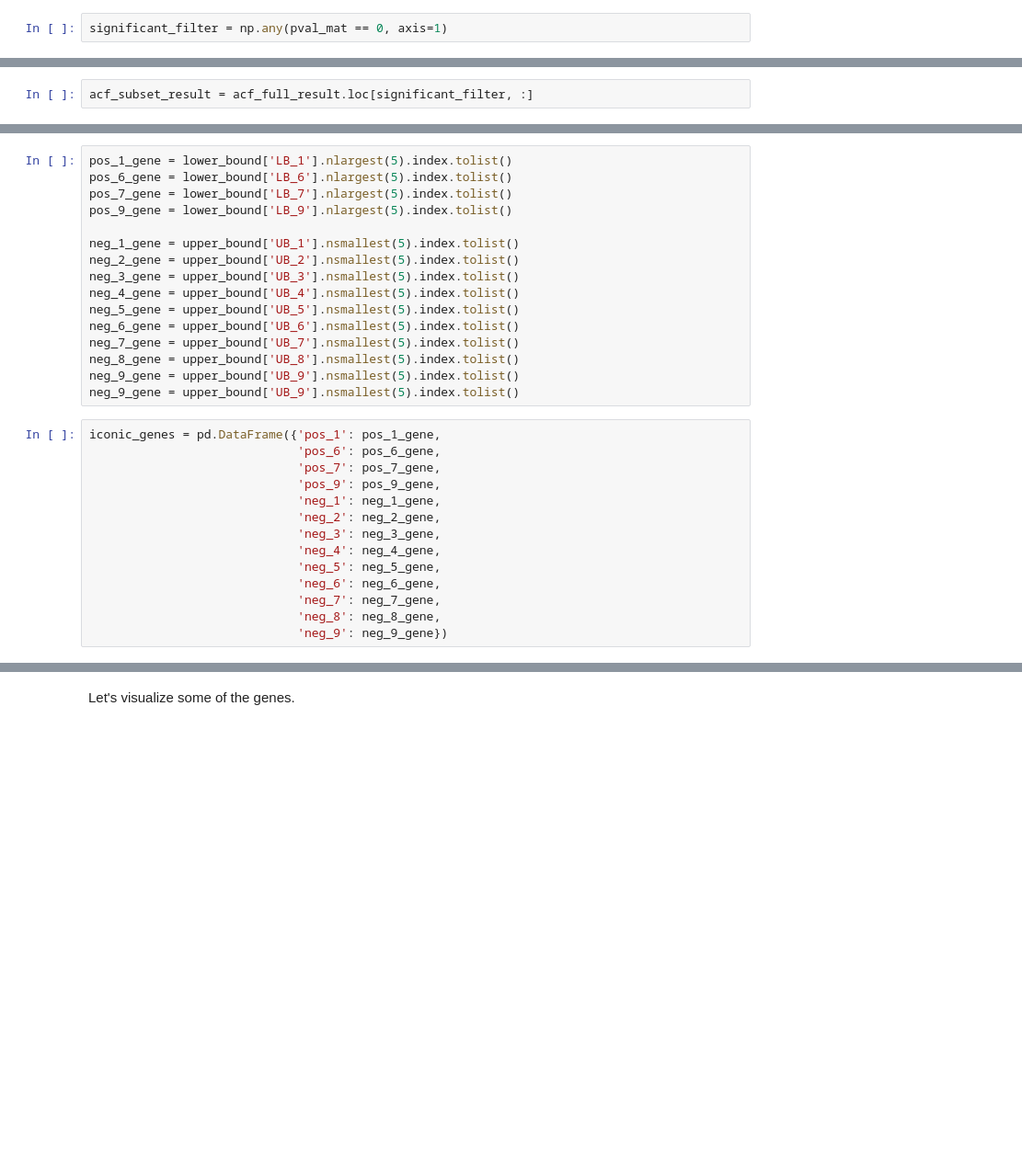
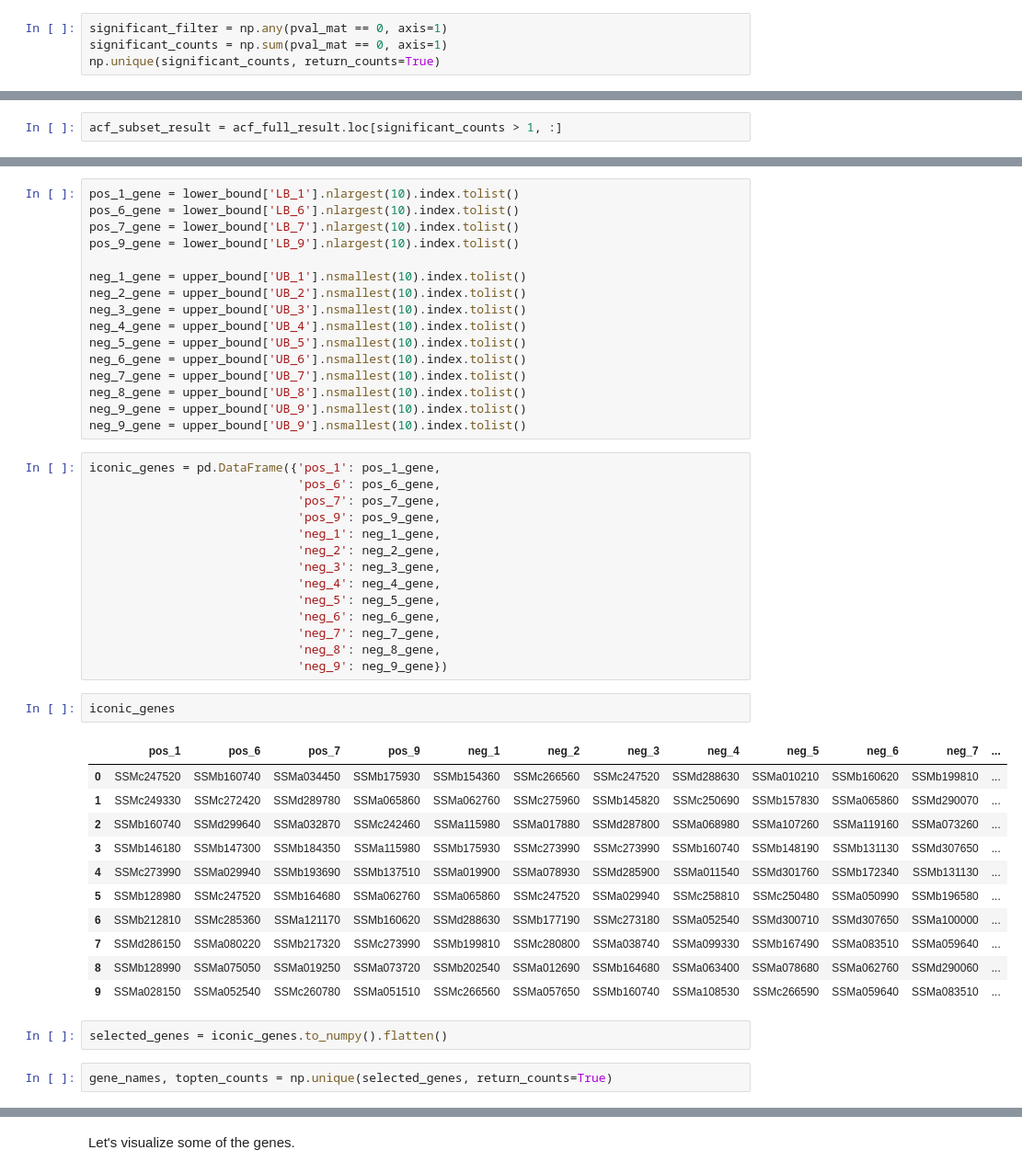
Before and after one commit to mkbwang/planarian-gene-expression, a Jupyter notebook: feature_selection.ipynb, the cells around one changed output, grey strips where cells are left out. Shown: that part at 92% size. Saved outputs shown, nothing was run; the diff lists cells and outputs as text; blank space fills up the shorter version.

```diff
--- a/feature_selection.ipynb
+++ b/feature_selection.ipynb
@@ -22,3 +22,5 @@ I limit the selection of representative genes to those that has at least one p v
 pval_mat = acf_full_result.loc[:, [f'Pval_{j}' for j in np.arange(1, 10)]].to_numpy()
 # %%
 significant_filter = np.any(pval_mat == 0, axis=1)
+significant_counts = np.sum(pval_mat == 0, axis=1)
+np.unique(significant_counts, return_counts=True)
@@ -25,5 +32,5 @@ significant_filter = np.any(pval_mat == 0, axis=1)
 # %%
-acf_subset_result = acf_full_result.loc[significant_filter, :]
+acf_subset_result = acf_full_result.loc[significant_counts > 1, :]
 # %%
 acf_subset_result.shape
 # %% [output]
@@ -78,19 +93,19 @@ lower_bound['LB_2'].nlargest(5).index.tolist()
 # %%
-pos_1_gene = lower_bound['LB_1'].nlargest(5).index.tolist()
-pos_6_gene = lower_bound['LB_6'].nlargest(5).index.tolist()
-pos_7_gene = lower_bound['LB_7'].nlargest(5).index.tolist()
-pos_9_gene = lower_bound['LB_9'].nlargest(5).index.tolist()
+pos_1_gene = lower_bound['LB_1'].nlargest(10).index.tolist()
+pos_6_gene = lower_bound['LB_6'].nlargest(10).index.tolist()
+pos_7_gene = lower_bound['LB_7'].nlargest(10).index.tolist()
+pos_9_gene = lower_bound['LB_9'].nlargest(10).index.tolist()
 
-neg_1_gene = upper_bound['UB_1'].nsmallest(5).index.tolist()
-neg_2_gene = upper_bound['UB_2'].nsmallest(5).index.tolist()
-neg_3_gene = upper_bound['UB_3'].nsmallest(5).index.tolist()
-neg_4_gene = upper_bound['UB_4'].nsmallest(5).index.tolist()
-neg_5_gene = upper_bound['UB_5'].nsmallest(5).index.tolist()
-neg_6_gene = upper_bound['UB_6'].nsmallest(5).index.tolist()
-neg_7_gene = upper_bound['UB_7'].nsmallest(5).index.tolist()
-neg_8_gene = upper_bound['UB_8'].nsmallest(5).index.tolist()
-neg_9_gene = upper_bound['UB_9'].nsmallest(5).index.tolist()
-neg_9_gene = upper_bound['UB_9'].nsmallest(5).index.tolist()
+neg_1_gene = upper_bound['UB_1'].nsmallest(10).index.tolist()
+neg_2_gene = upper_bound['UB_2'].nsmallest(10).index.tolist()
+neg_3_gene = upper_bound['UB_3'].nsmallest(10).index.tolist()
+neg_4_gene = upper_bound['UB_4'].nsmallest(10).index.tolist()
+neg_5_gene = upper_bound['UB_5'].nsmallest(10).index.tolist()
+neg_6_gene = upper_bound['UB_6'].nsmallest(10).index.tolist()
+neg_7_gene = upper_bound['UB_7'].nsmallest(10).index.tolist()
+neg_8_gene = upper_bound['UB_8'].nsmallest(10).index.tolist()
+neg_9_gene = upper_bound['UB_9'].nsmallest(10).index.tolist()
+neg_9_gene = upper_bound['UB_9'].nsmallest(10).index.tolist()
 # %%
 iconic_genes = pd.DataFrame({'pos_1': pos_1_gene,
                              'pos_6': pos_6_gene,
@@ -105,3 +120,21 @@ iconic_genes = pd.DataFrame({'pos_1': pos_1_gene,
                              'neg_7': neg_7_gene,
                              'neg_8': neg_8_gene,
                              'neg_9': neg_9_gene})
+# %%
+iconic_genes
+# %% [output]
+|  | pos_1 | pos_6 | pos_7 | pos_9 | neg_1 | neg_2 | neg_3 | neg_4 | neg_5 | neg_6 | neg_7 | ... |
+| 0 | SSMc247520 | SSMb160740 | SSMa034450 | SSMb175930 | SSMb154360 | SSMc266560 | SSMc247520 | SSMd288630 | SSMa010210 | SSMb160620 | SSMb199810 | ... |
+| 1 | SSMc249330 | SSMc272420 | SSMd289780 | SSMa065860 | SSMa062760 | SSMc275960 | SSMb145820 | SSMc250690 | SSMb157830 | SSMa065860 | SSMd290070 | ... |
+| 2 | SSMb160740 | SSMd299640 | SSMa032870 | SSMc242460 | SSMa115980 | SSMa017880 | SSMd287800 | SSMa068980 | SSMa107260 | SSMa119160 | SSMa073260 | ... |
+| 3 | SSMb146180 | SSMb147300 | SSMb184350 | SSMa115980 | SSMb175930 | SSMc273990 | SSMc273990 | SSMb160740 | SSMb148190 | SSMb131130 | SSMd307650 | ... |
+| 4 | SSMc273990 | SSMa029940 | SSMb193690 | SSMb137510 | SSMa019900 | SSMa078930 | SSMd285900 | SSMa011540 | SSMd301760 | SSMb172340 | SSMb131130 | ... |
+| 5 | SSMb128980 | SSMc247520 | SSMb164680 | SSMa062760 | SSMa065860 | SSMc247520 | SSMa029940 | SSMc258810 | SSMc250480 | SSMa050990 | SSMb196580 | ... |
+| 6 | SSMb212810 | SSMc285360 | SSMa121170 | SSMb160620 | SSMd288630 | SSMb177190 | SSMc273180 | SSMa052540 | SSMd300710 | SSMd307650 | SSMa100000 | ... |
+| 7 | SSMd286150 | SSMa080220 | SSMb217320 | SSMc273990 | SSMb199810 | SSMc280800 | SSMa038740 | SSMa099330 | SSMb167490 | SSMa083510 | SSMa059640 | ... |
+| 8 | SSMb128990 | SSMa075050 | SSMa019250 | SSMa073720 | SSMb202540 | SSMa012690 | SSMb164680 | SSMa063400 | SSMa078680 | SSMa062760 | SSMd290060 | ... |
+| 9 | SSMa028150 | SSMa052540 | SSMc260780 | SSMa051510 | SSMc266560 | SSMa057650 | SSMb160740 | SSMa108530 | SSMc266590 | SSMa059640 | SSMa083510 | ... |
+# %%
+selected_genes = iconic_genes.to_numpy().flatten()
+# %%
+gene_names, topten_counts = np.unique(selected_genes, return_counts=True)
```
Also changed, not shown: parts of 16 cells of this notebook, 2 other files.
